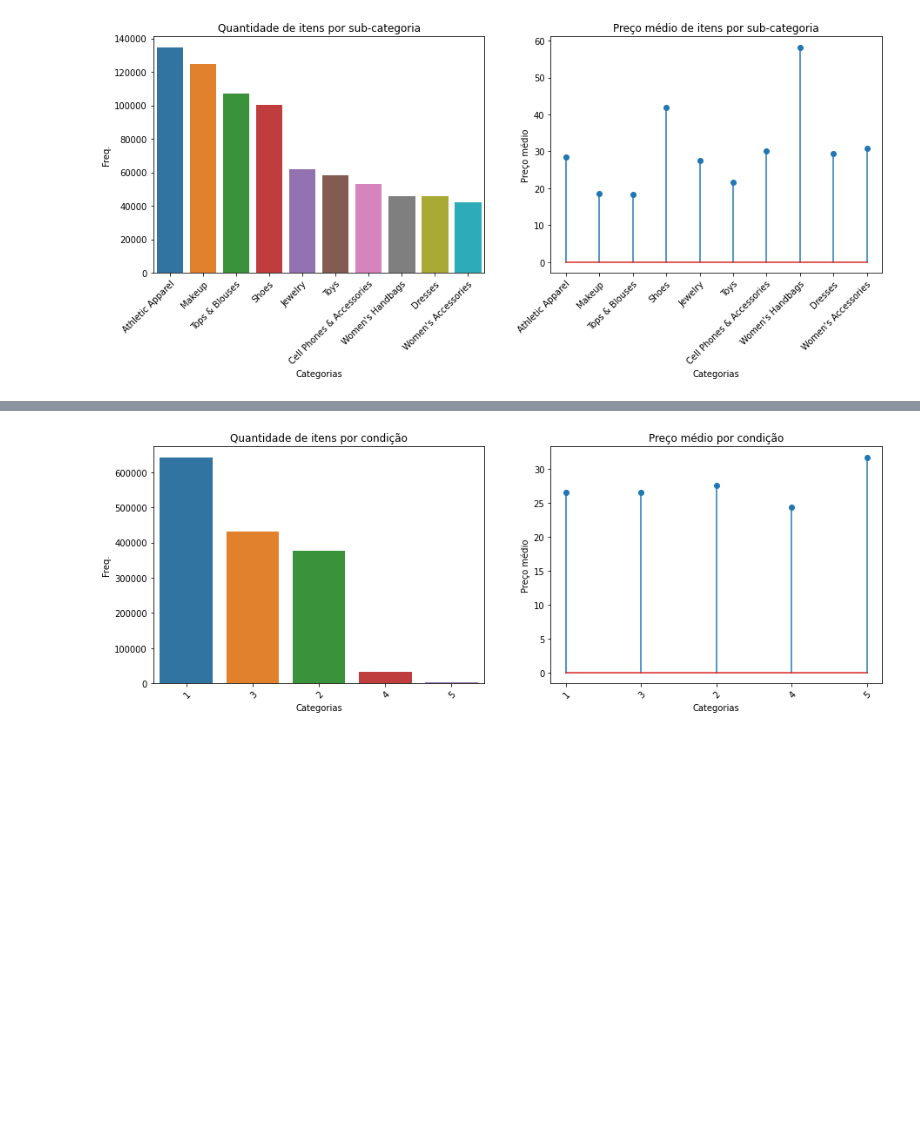
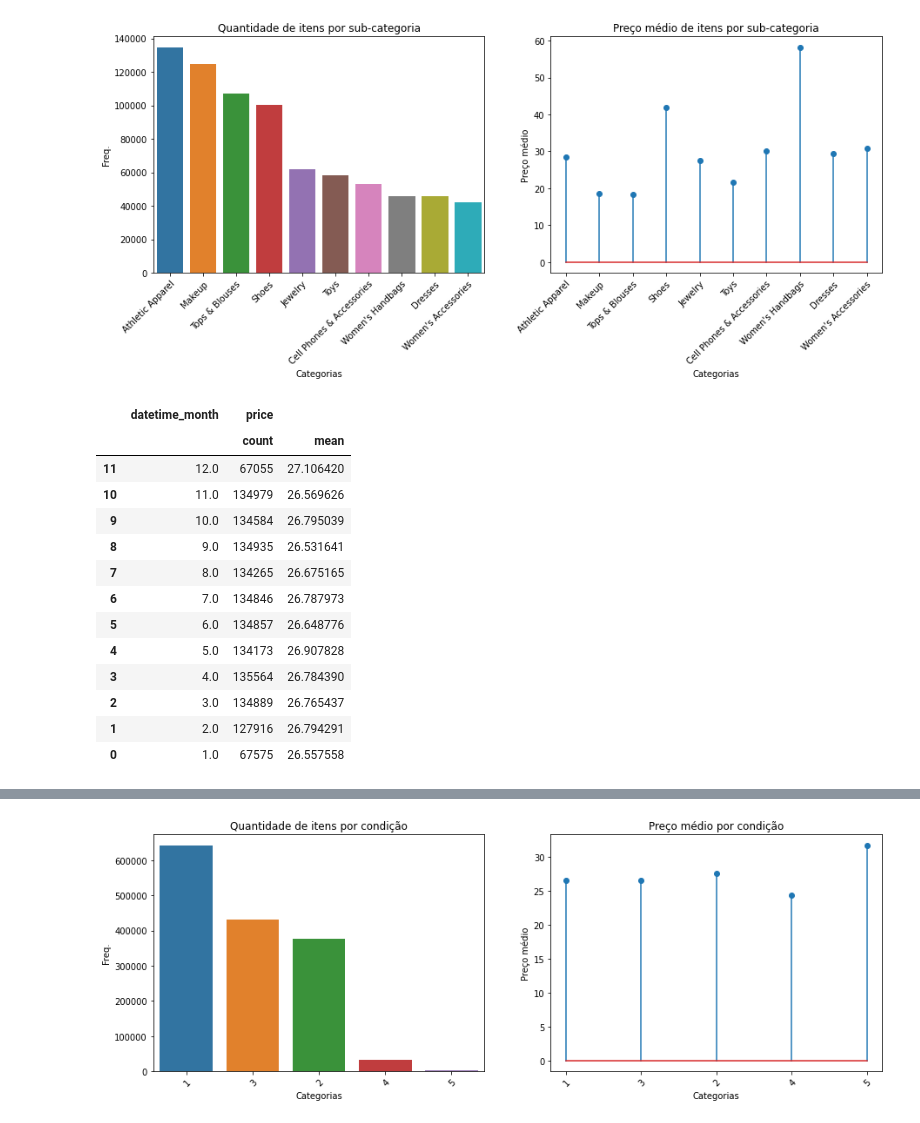
Before and after one commit to anachavesv8/Bootcamp_Blue, a Jupyter notebook: EDA.ipynb, the cells around one changed output, grey strips where cells are left out. Drawn from its saved outputs; the diff is of its cells as text; code cells hidden in the pictures; blank space fills up the shorter version.

```diff
--- a/EDA.ipynb
+++ b/EDA.ipynb
@@ -131,2 +155,19 @@ train['datetime_date'] = pd.to_datetime(train['date'], format = "%d-%m-%Y", erro
 train['datetime_month'] = train['datetime_date'].dt.month
+# %%
+train[['gen_cat','price', 'datetime_month']].groupby('datetime_month').agg(['count','mean']).reset_index().sort_values(by=['datetime_month'], ascending=False)
+# %% [output]
+|  | datetime_month | price |  |
+|  |  | count | mean |
+| 11 | 12.0 | 67055 | 27.106420 |
+| 10 | 11.0 | 134979 | 26.569626 |
+| 9 | 10.0 | 134584 | 26.795039 |
+| 8 | 9.0 | 134935 | 26.531641 |
+| 7 | 8.0 | 134265 | 26.675165 |
+| 6 | 7.0 | 134846 | 26.787973 |
+| 5 | 6.0 | 134857 | 26.648776 |
+| 4 | 5.0 | 134173 | 26.907828 |
+| 3 | 4.0 | 135564 | 26.784390 |
+| 2 | 3.0 | 134889 | 26.765437 |
+| 1 | 2.0 | 127916 | 26.794291 |
+| 0 | 1.0 | 67575 | 26.557558 |
 # %%
```
Also changed, not shown: parts of 13 cells of this notebook.
